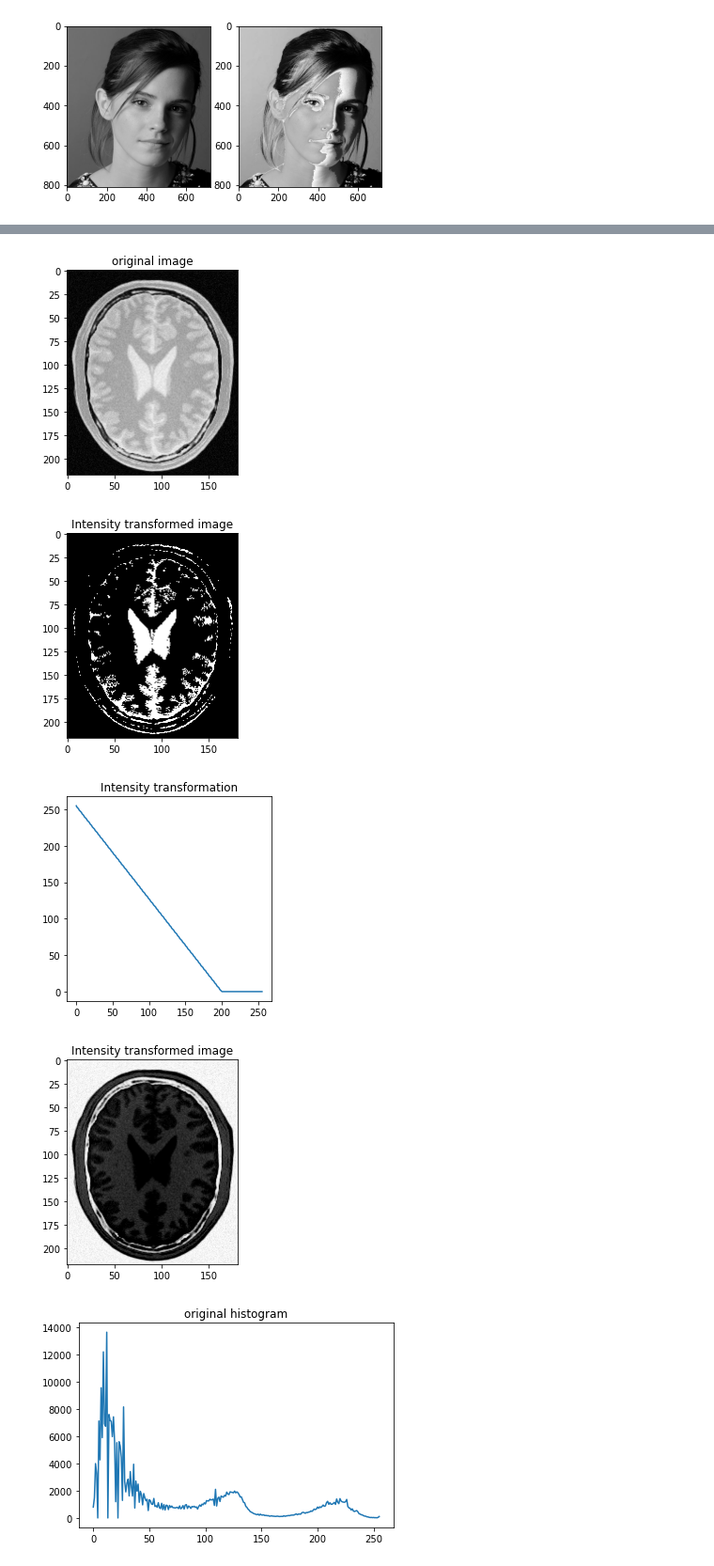
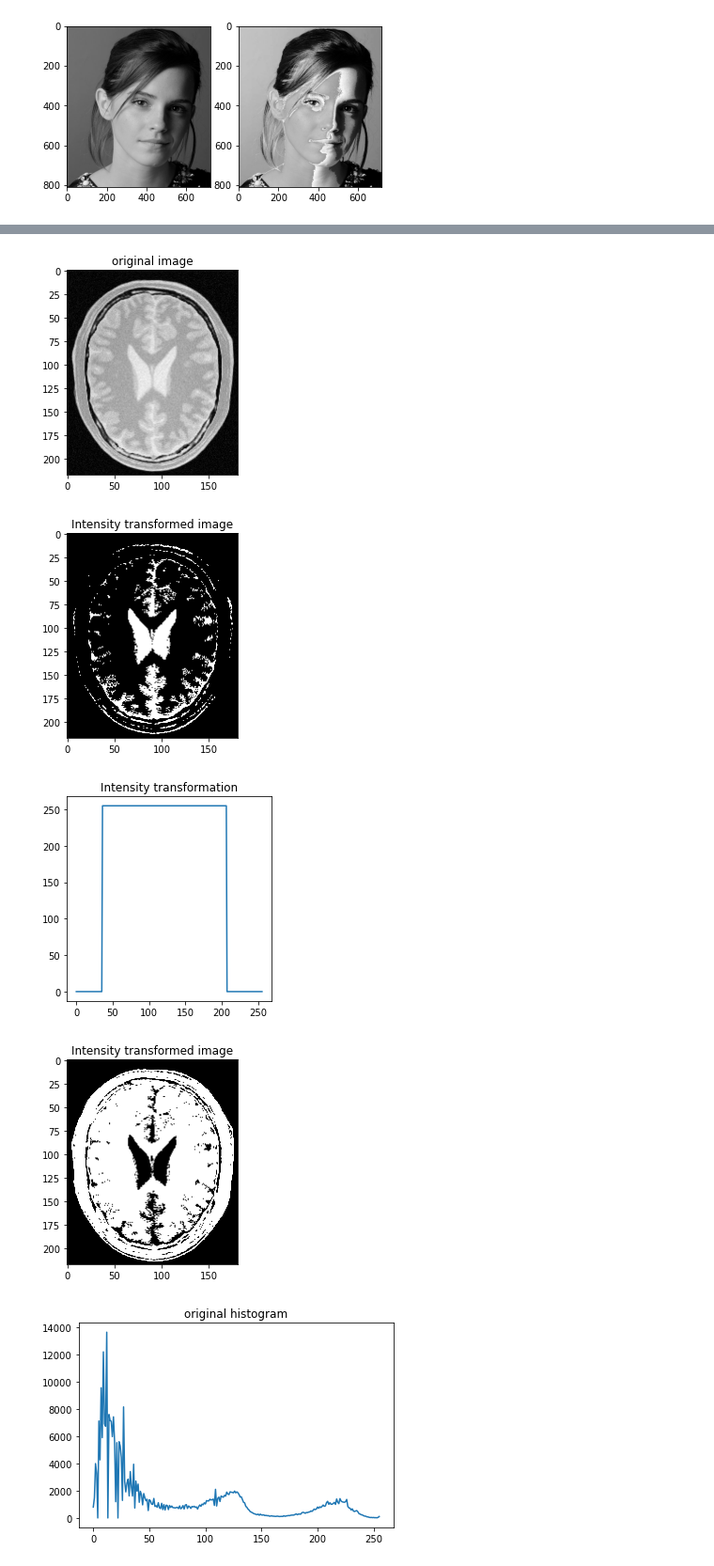
Before and after one commit to nifla2000/EN2550-Codings, a Jupyter notebook: Assignment1.ipynb, the cells around one changed output, grey strips where cells are left out. Shown at 94% size. Cells and saved outputs as stored; diff of their text form; code cells hidden in the pictures.

```diff
--- a/Assignment1.ipynb
+++ b/Assignment1.ipynb
@@ -86,39 +86,41 @@ plt.title("original image")
 plt.show()
 plt.figure()
 plt.imshow(cv.cvtColor(gw, cv.COLOR_BGR2RGB))
 plt.title("Intensity transformed image")
 plt.show()
 
 #Extracting Gray Matters
-t4=np.linspace(0,255,0)
-t5=np.linspace(255,0,201)
-t6=np.linspace(0,0,55)
-tg=np.concatenate((t4,t5,t6),axis=0).astype(np.uint8)
+t3=np.linspace(0,0,35)
+t4=np.linspace(0,255,1)
+t5=np.linspace(255,255,170)
+t6=np.linspace(255,0,1)
+t7=np.linspace(0,0,49)
+tg=np.concatenate((t3,t4,t5,t6,t7),axis=0).astype(np.uint8)
 fig,ax=plt.subplots()
 ax.plot(tg)
 ax.title.set_text("Intensity transformation")
 ax.set_aspect('equal')
 assert len(tg)==256
 
 gg=cv.LUT(im,tg)
 
 cv.namedWindow('Image',cv.WINDOW_AUTOSIZE)
 cv.imshow('Image',im)
 cv.waitKey(0)
 cv.imshow('Image',gg)
 cv.waitKey(0)
 cv.destroyAllWindows()
 
 plt.figure()
 plt.imshow(cv.cvtColor(gg, cv.COLOR_BGR2RGB))
 plt.title("Intensity transformed image")
 plt.show()
 # %% [output]
 [figure]
 [figure]
 [figure]
-[figure, old version]
+[figure, new version]
-[figure, old version]
+[figure, new version]
 # %%
 %matplotlib inline
 import cv2 as cv
```
